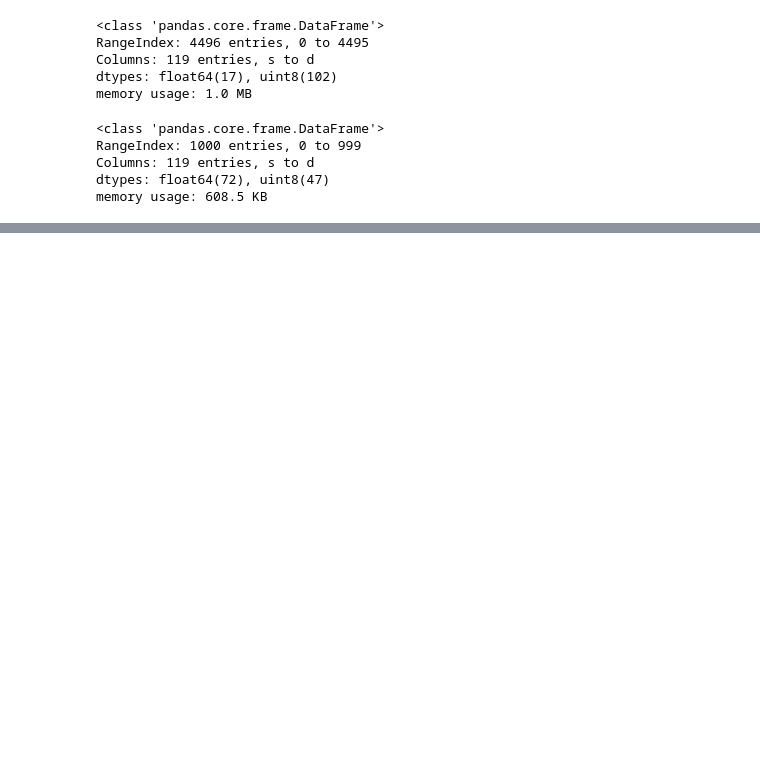
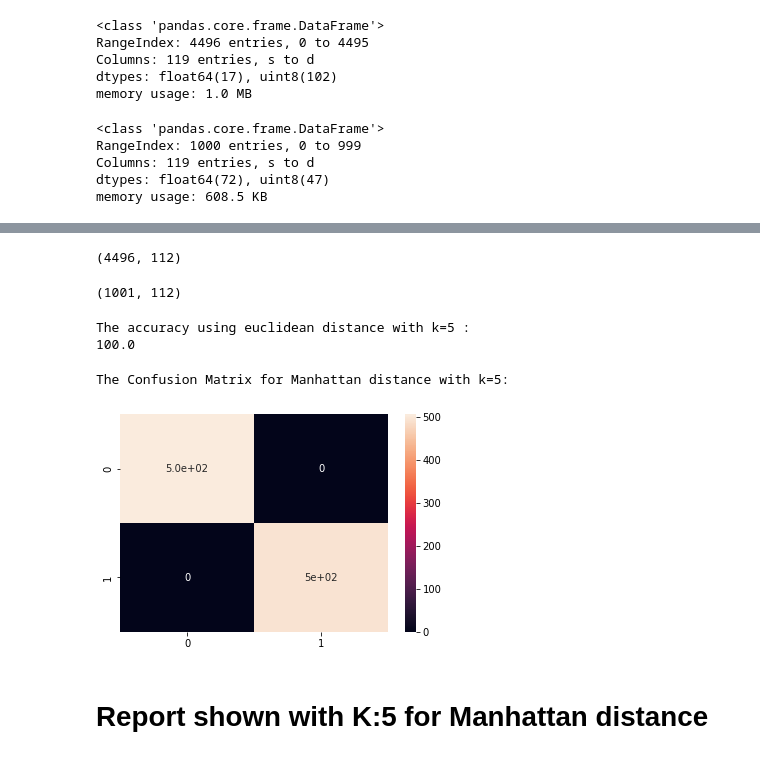
Before and after one commit to AshishKempwad/KNN-for-categorical-data-which-invovles-handling-mismatch-in-number-of-columns-in-train-test-data, a Jupyter notebook: K.ipynb, the cells around one changed output, grey strips where cells are left out. Drawn from its saved outputs; the diff is of its cells as text; code cells hidden in the pictures; blank space fills up the shorter version.

```diff
--- a/K.ipynb
+++ b/K.ipynb
@@ -158,0 +227,62 @@ AttributeError: 'list' object has no attribute 'info'
+# %%
+data_after_encode=pd.get_dummies(train_data)
+data_after_encode.shape
+# %% [output]
+(4496, 112)
+# %%
+test_data_after_encode=pd.get_dummies(dd)
+test_data_after_encode.shape
+# %% [output]
+(1001, 112)
+# %%
+#Putting the first row into label and second into pixels
+pixel=pd.DataFrame(data_after_encode).to_numpy()
+label=pd.DataFrame(x).to_numpy()
+test_pixel=pd.DataFrame(test_data_after_encode).to_numpy()
+test_label=pd.DataFrame(label_data).to_numpy()
+
+label_list=[]
+for i in range(0,1000):
+    lb=test_label[i]
+    label_list.append(lb)
+# %%
+list2=[]
+for i in range(0,1000):
+    list1=[]
+    neighbors = []
+    m=test_pixel[i]
+    for j in range(1,4496):
+        l=pixel[j]
+        q=label[j]
+        distance = dist.cityblock(l,m)
+        list1.append((q,distance))
+
+    list1.sort(key=lambda ele:ele[1])
+    k=5
+    for p in range(k):
+        neighbors.append(list1[p][0])
+
+    output_values = [row[-1] for row in neighbors]
+    prediction = max(set(output_values), key=output_values.count)
+    list2.append(prediction)
+
+
+print('The accuracy using euclidean distance with k=5 :')
+print (accuracy_score(label_list,list2)*100)
+bb=accuracy_score(label_list,list2)
+diff_dist.append(bb)
+# %% [output]
+The accuracy using euclidean distance with k=5 :
+100.0
+# %%
+print('The Confusion Matrix for Manhattan distance with k=5:')
+import seaborn as sns
+import matplotlib.pyplot as plt
+cm=confusion_matrix(label_list,list2)
+ax= plt.subplot()
+sns.heatmap(cm, annot=True, ax = ax);
+# %% [output]
+The Confusion Matrix for Manhattan distance with k=5:
+[figure, added]
+# %% [markdown]
+# Report shown with K:5 for Manhattan distance
```
Also changed, not shown: parts of 53 cells of this notebook.
